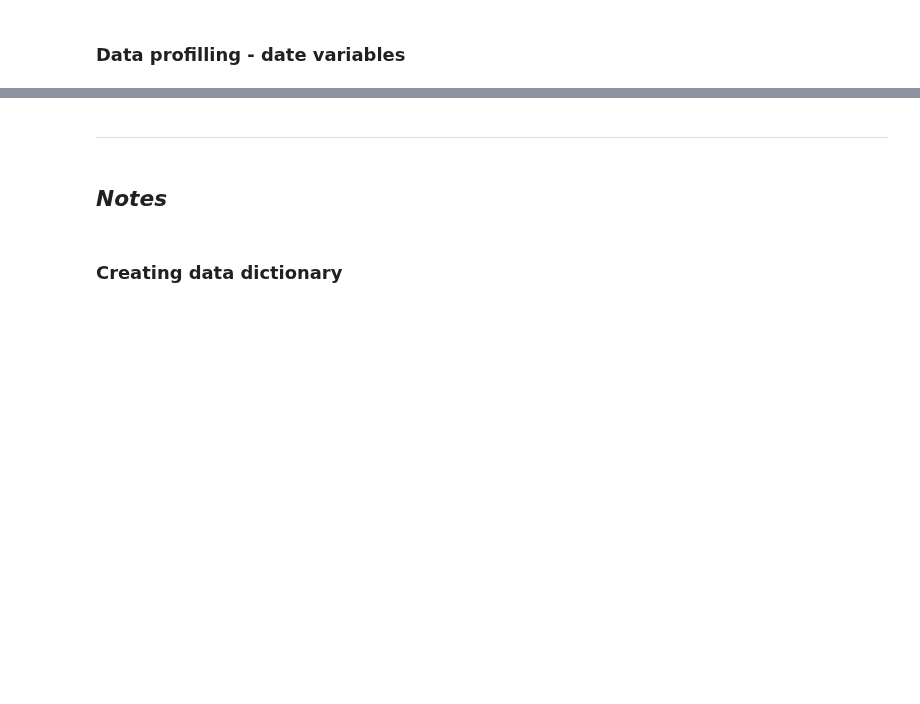
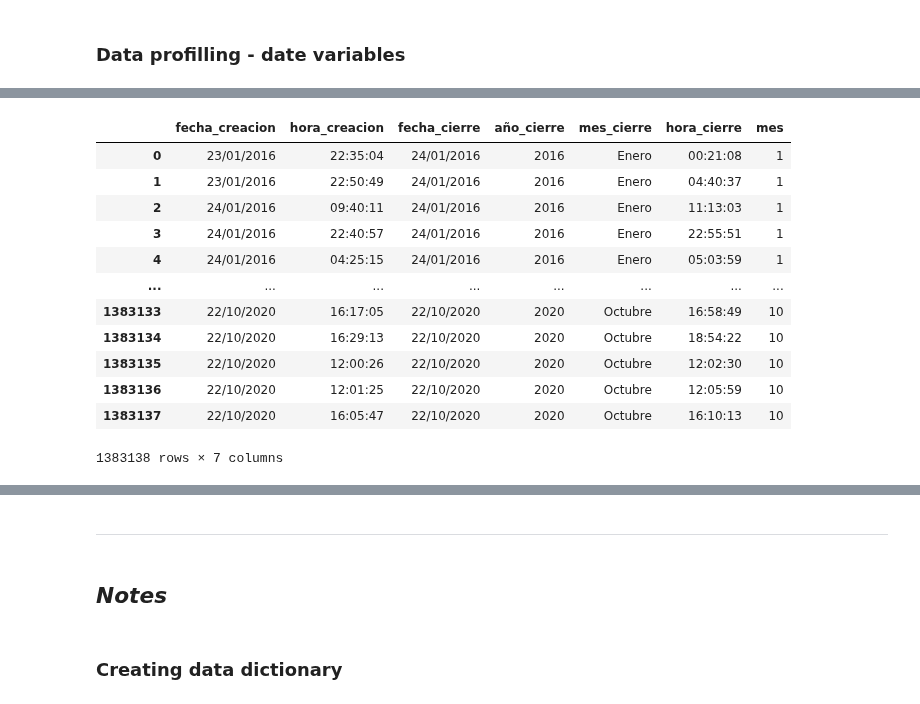
Before and after one commit to robperch/intro_to_ds_project, a Jupyter notebook: notebooks/data_profiling.ipynb, the cells around one changed output, grey strips where cells are left out. Saved outputs shown, nothing was run; the diff lists cells and outputs as text; code cells hidden in the pictures; blank space fills up the shorter version.

Commit message:
Completing categoric profiling and starting date profiling

```diff
--- a/notebooks/data_profiling.ipynb
+++ b/notebooks/data_profiling.ipynb
@@ -215,2 +232,4 @@ df_c5
 # %% [markdown]
 ### Data profilling - date variables
+# %%
+dat_vars = [var for var in data_dict if data_dict[var]["data_type"] == "date_and_time"]
@@ -216,0 +244,17 @@ df_c5
+# %%
+df_dat = df_c5.loc[:, dat_vars]
+df_dat
+# %% [output]
+|  | fecha_creacion | hora_creacion | fecha_cierre | año_cierre | mes_cierre | hora_cierre | mes |
+| 0 | 23/01/2016 | 22:35:04 | 24/01/2016 | 2016 | Enero | 00:21:08 | 1 |
+| 1 | 23/01/2016 | 22:50:49 | 24/01/2016 | 2016 | Enero | 04:40:37 | 1 |
+| 2 | 24/01/2016 | 09:40:11 | 24/01/2016 | 2016 | Enero | 11:13:03 | 1 |
+| 3 | 24/01/2016 | 22:40:57 | 24/01/2016 | 2016 | Enero | 22:55:51 | 1 |
+| 4 | 24/01/2016 | 04:25:15 | 24/01/2016 | 2016 | Enero | 05:03:59 | 1 |
+| ... | ... | ... | ... | ... | ... | ... | ... |
+| 1383133 | 22/10/2020 | 16:17:05 | 22/10/2020 | 2020 | Octubre | 16:58:49 | 10 |
+| 1383134 | 22/10/2020 | 16:29:13 | 22/10/2020 | 2020 | Octubre | 18:54:22 | 10 |
+| 1383135 | 22/10/2020 | 12:00:26 | 22/10/2020 | 2020 | Octubre | 12:02:30 | 10 |
+| 1383136 | 22/10/2020 | 12:01:25 | 22/10/2020 | 2020 | Octubre | 12:05:59 | 10 |
+| 1383137 | 22/10/2020 | 16:05:47 | 22/10/2020 | 2020 | Octubre | 16:10:13 | 10 |
+1383138 rows × 7 columns
```
Also changed, not shown: parts of 5 cells of this notebook, 1 other file.
